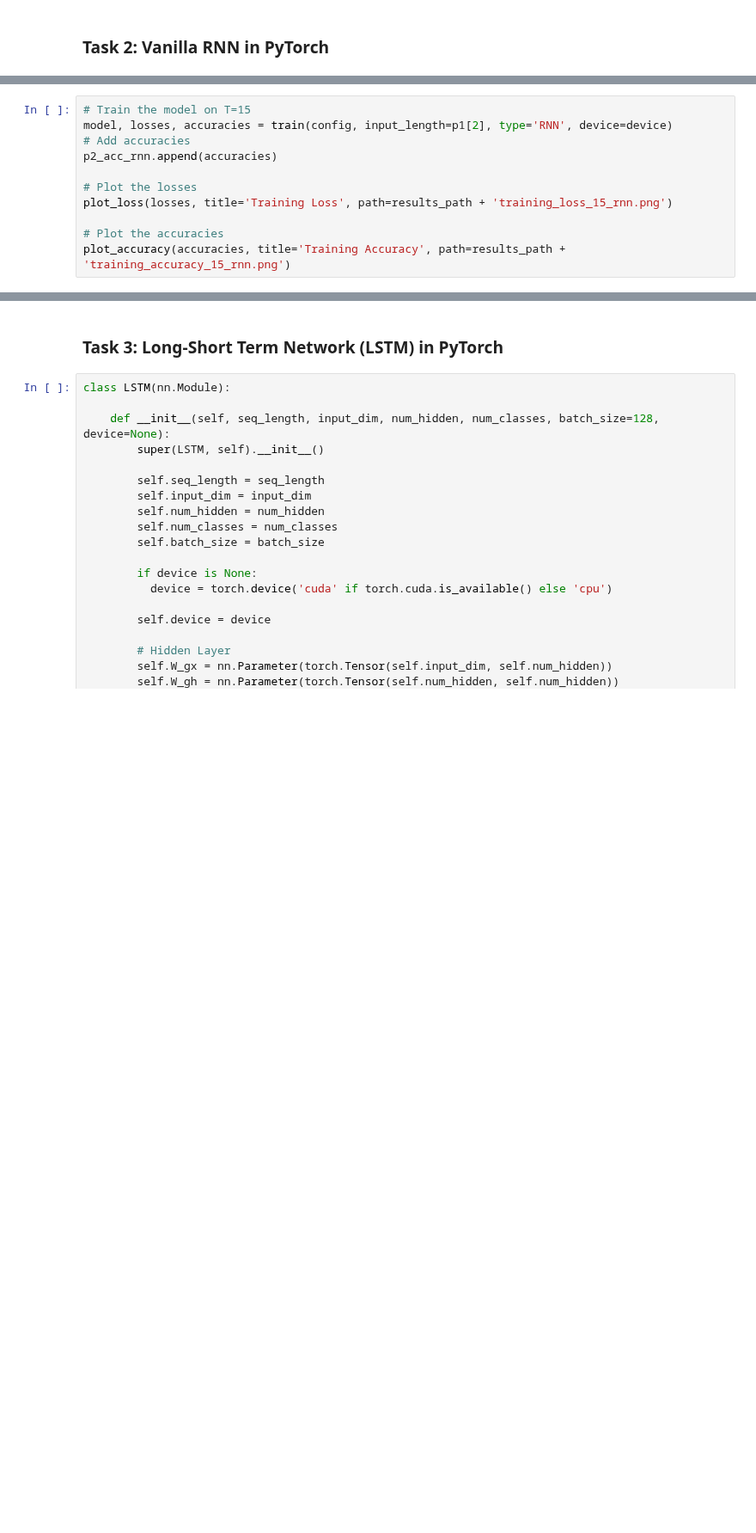
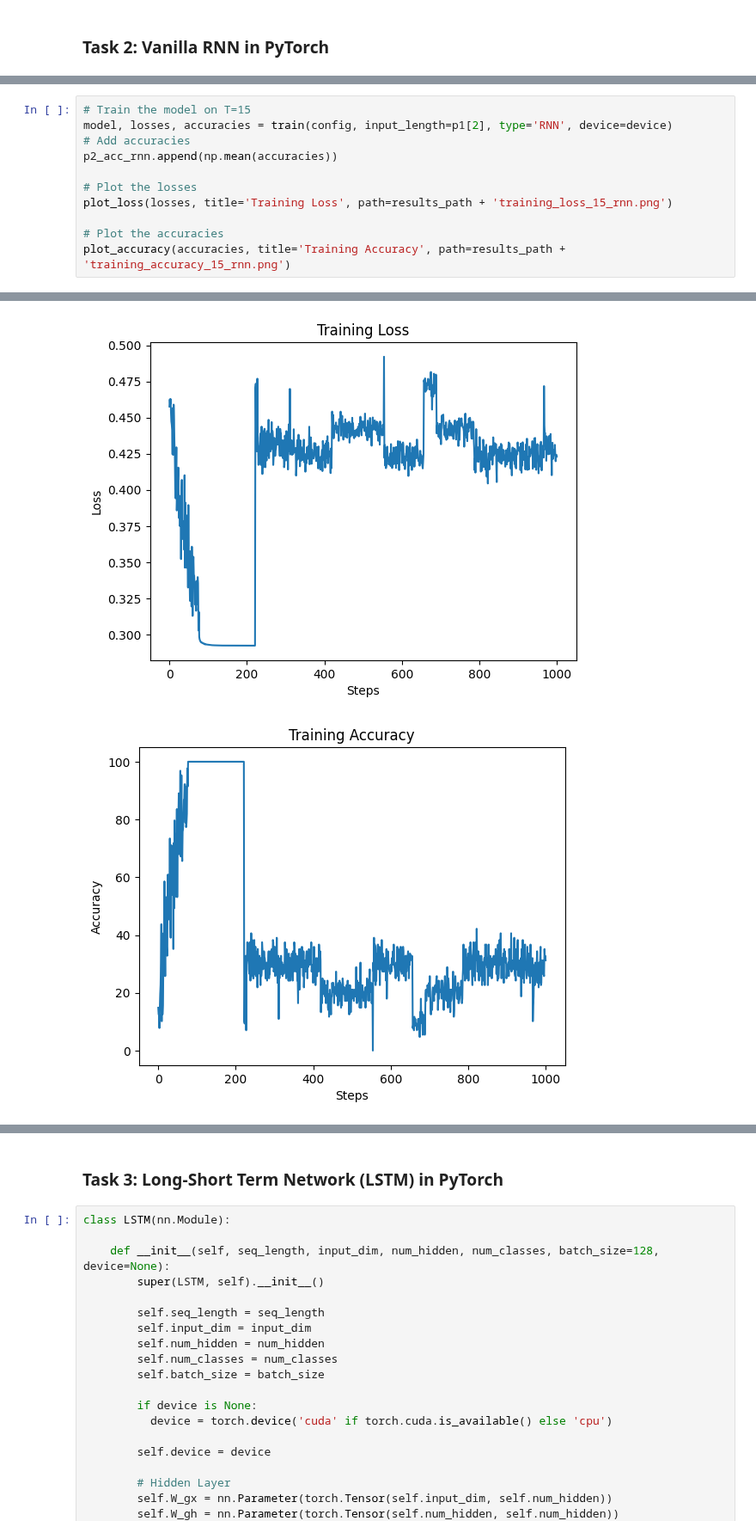
Before and after one commit to JaninaMattes/GAI-Visual-Synthesis, a Jupyter notebook: 09_exercise/Exercise09.ipynb, the cells around one changed output, grey strips where cells are left out. Shown at 86% size. Drawn from its saved outputs; the diff is of its cells as text; blank space fills up the shorter version.

```diff
--- a/09_exercise/Exercise09.ipynb
+++ b/09_exercise/Exercise09.ipynb
@@ -377,10 +426,11 @@ plot_accuracy(test_accuracies, title='Test Accuracy', path=results_path + 'test_
 # Train the model on T=15
 model, losses, accuracies = train(config, input_length=p1[2], type='RNN', device=device)
 # Add accuracies
-p2_acc_rnn.append(accuracies)
+p2_acc_rnn.append(np.mean(accuracies))
 
 # Plot the losses
 plot_loss(losses, title='Training Loss', path=results_path + 'training_loss_15_rnn.png')
 
 # Plot the accuracies
 plot_accuracy(accuracies, title='Training Accuracy', path=results_path + 'training_accuracy_15_rnn.png')
+# %% [output]
@@ -387,3 +455,5 @@ plot_accuracy(accuracies, title='Training Accuracy', path=results_path + 'traini
+[figure, added]
+[figure, added]
 # %%
 # Test the model
 test_accuracies = test(model, input_length=p1[2], config=config, device=device)
```
Also changed, not shown: parts of 19 cells of this notebook, 13 other files.
